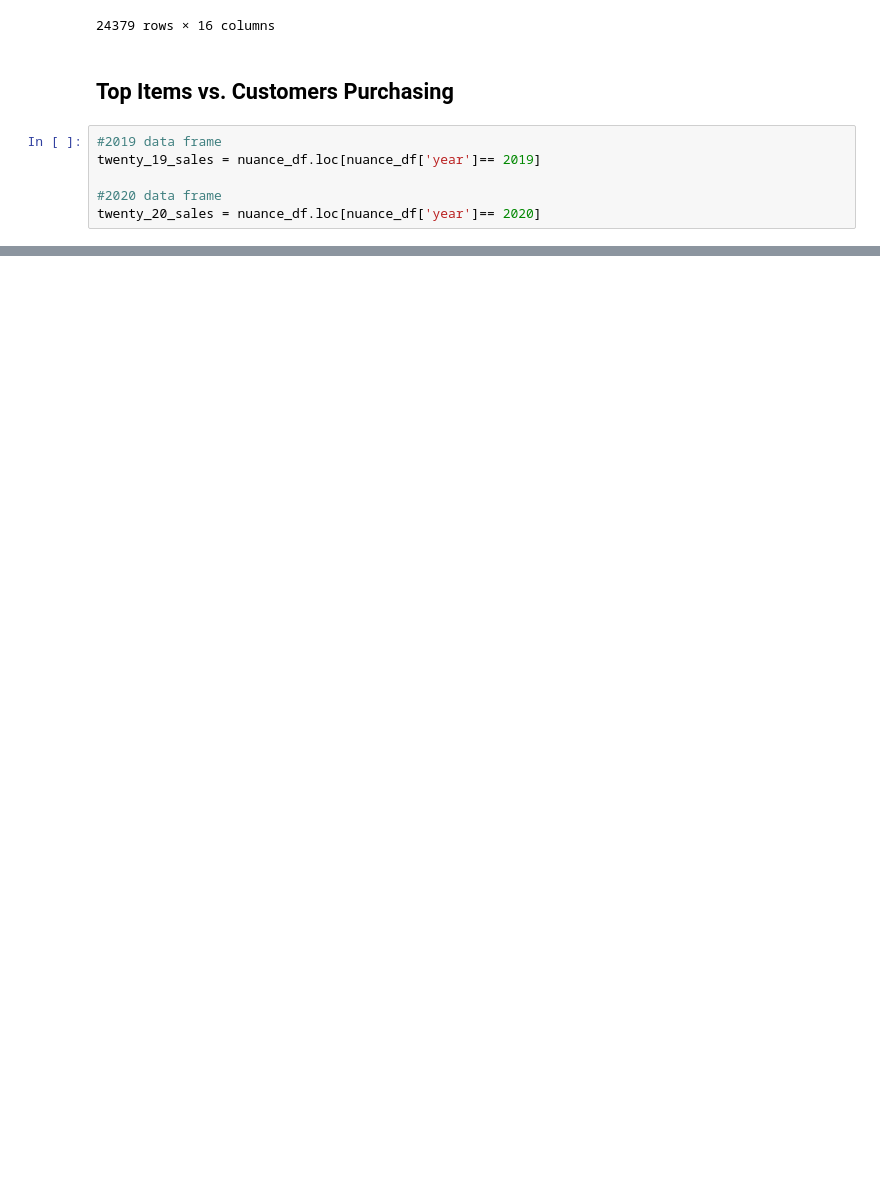
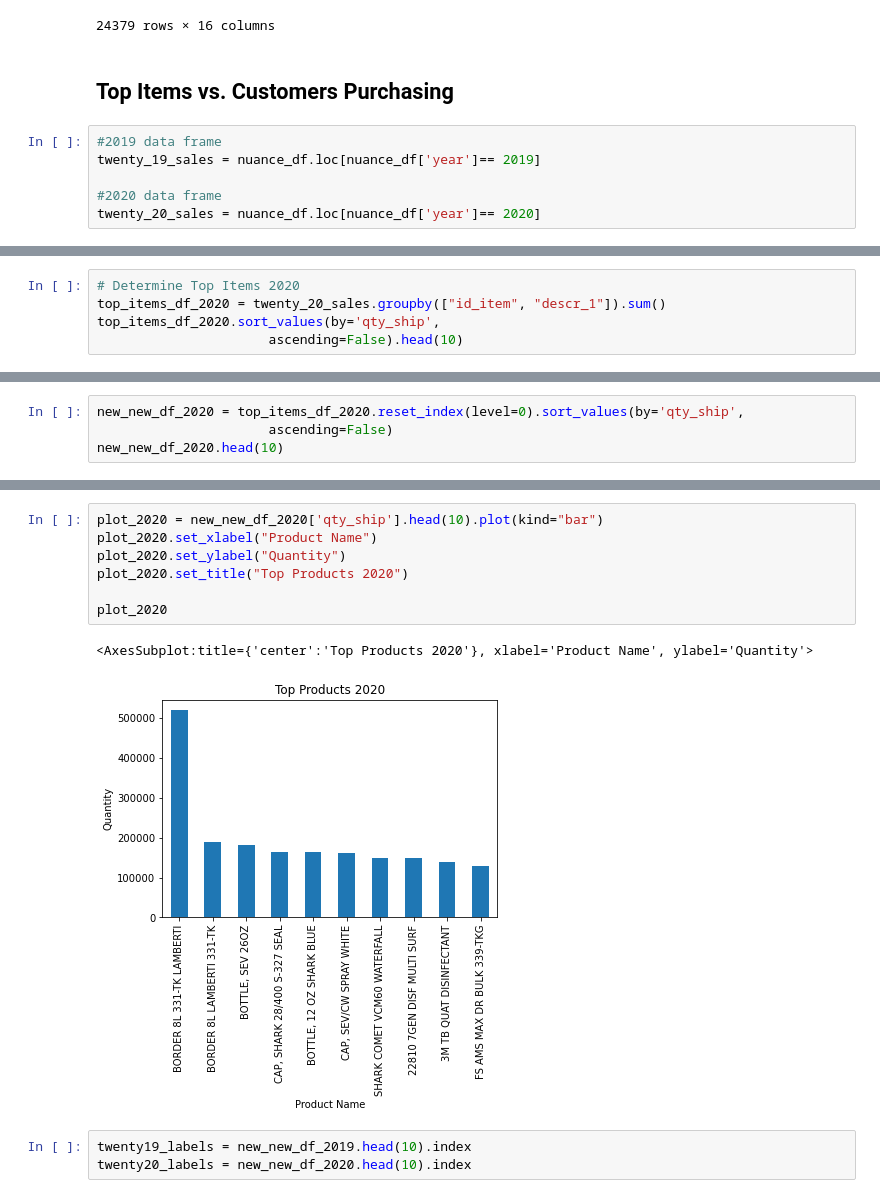
Before and after one commit to aadeba5/Project1, a Jupyter notebook: Nuance_Kayla.ipynb, the cells around one changed output, grey strips where cells are left out. Cells and saved outputs as stored; diff of their text form; blank space fills up the shorter version.

```diff
--- a/Nuance_Kayla.ipynb
+++ b/Nuance_Kayla.ipynb
@@ -53,0 +54,5 @@ top_items_df_2019.sort_values(by='qty_ship',
+# %%
+# Determine Top Items 2020
+top_items_df_2020 = twenty_20_sales.groupby(["id_item", "descr_1"]).sum()
+top_items_df_2020.sort_values(by='qty_ship',
+                      ascending=False).head(10)
@@ -53,0 +89,4 @@ top_items_df_2019.sort_values(by='qty_ship',
+# %%
+new_new_df_2020 = top_items_df_2020.reset_index(level=0).sort_values(by='qty_ship',
+                      ascending=False)
+new_new_df_2020.head(10)
@@ -53,0 +116,13 @@ top_items_df_2019.sort_values(by='qty_ship',
+# %%
+plot_2020 = new_new_df_2020['qty_ship'].head(10).plot(kind="bar")
+plot_2020.set_xlabel("Product Name")
+plot_2020.set_ylabel("Quantity")
+plot_2020.set_title("Top Products 2020")
+
+plot_2020
+# %% [output]
+<AxesSubplot:title={'center':'Top Products 2020'}, xlabel='Product Name', ylabel='Quantity'>
+[figure, added]
+# %%
+twenty19_labels = new_new_df_2019.head(10).index
+twenty20_labels = new_new_df_2020.head(10).index
```
Also changed, not shown: parts of 12 cells of this notebook.
